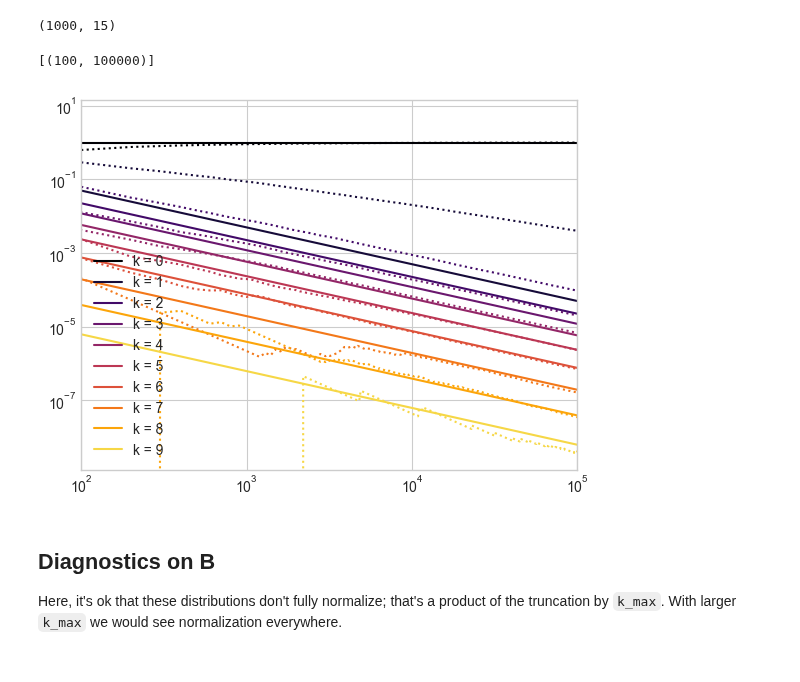
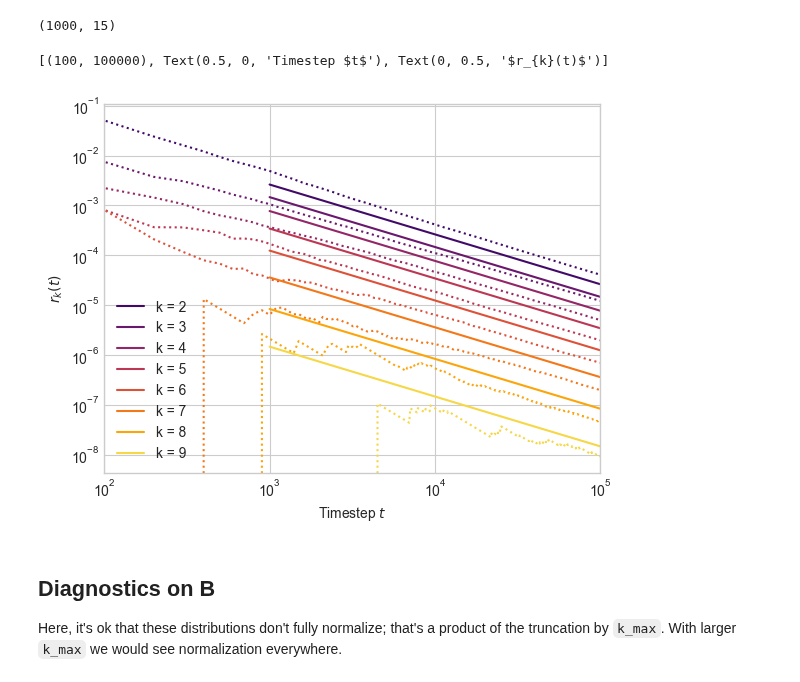
Before and after one commit to hexie1995/HyperGraph, a Jupyter notebook: code/analytic-intersections.ipynb, the cells around one changed output. Drawn from its saved outputs; the diff is of its cells as text; code cells hidden in the pictures.

```diff
--- a/code/analytic-intersections.ipynb
+++ b/code/analytic-intersections.ipynb
@@ -23,13 +23,13 @@ The autoreload extension is already loaded. To reload it, use:
 # %%
 k_max = 15
 pars = {
-    "eta"   : 0.5,
+    "eta"   : 0.4,
     "beta"  : np.zeros(k_max),
     "gamma" : np.zeros(k_max)
 }
 
-pars["beta"][0:3] = 1/3
-pars["gamma"][0:3] = 1/3
+pars["beta"][0:4] = 1/4
+pars["gamma"][0:4] = 1/4
 
 eta, beta, gamma = pars["eta"], pars["beta"], pars["gamma"]
 # %% [markdown]
@@ -161,33 +161,34 @@ R.shape
 # %%
 import matplotlib.cm as cm
 cmap = cm.inferno
 
+k_min = 2
 show_k_up_to = 10
 
 fig, ax = plt.subplots(1, 1)
 R = R / R.sum(axis = 1)[:, None]
-for k in range(show_k_up_to):
+for k in range(k_min, show_k_up_to):
     ax.plot(np.arange(timesteps // update_every)*(update_every), R[:, k], linestyle = ":", color = cmap(k/show_k_up_to))
 
 # T = T / T[:,:,0].sum()
 # q = T.sum(axis = (0, 1))
 # q = q / q.sum()
 # np.log(q)
 
-m_ = np.arange(0, 1000)*100 + 1
+m_ = np.arange(10, 1000)*100 + 1
 
-for k in range(0, show_k_up_to):
+for k in range(k_min, show_k_up_to):
     if k == 0:
         ax.plot(q[k]*m_, np.ones_like(m_), label = f"k = {k}", color = cmap(k/show_k_up_to))
     else:
         ax.plot(m_, q[k]*1/m_, label = f"k = {k}", color = cmap(k/show_k_up_to))
 
 ax.loglog()
 plt.legend()
-ax.set(xlim = (100, timesteps))
+ax.set(xlim = (100, timesteps), xlabel = r"Timestep $t$", ylabel = r"$r_{k}(t)$")
 # %% [output]
-[(100, 100000)]
+[(100, 100000), Text(0.5, 0, 'Timestep $t$'), Text(0, 0.5, '$r_{k}(t)$')]
-[figure, old version]
+[figure, new version]
 # %% [markdown]
 ## Diagnostics on B
 
```
Also changed, not shown: parts of 4 cells of this notebook.
